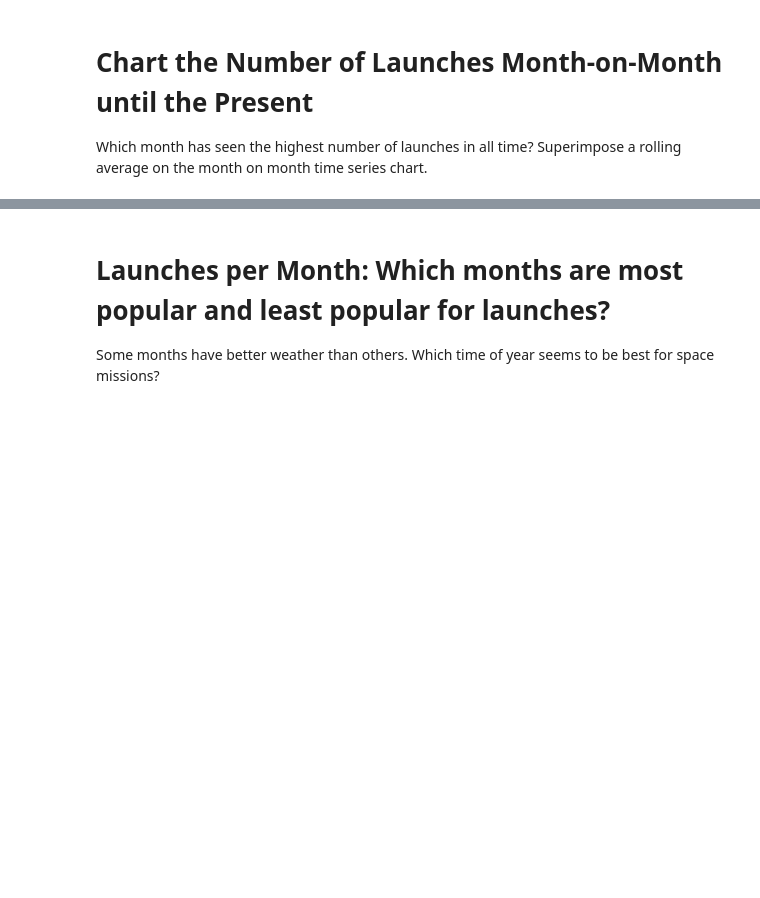
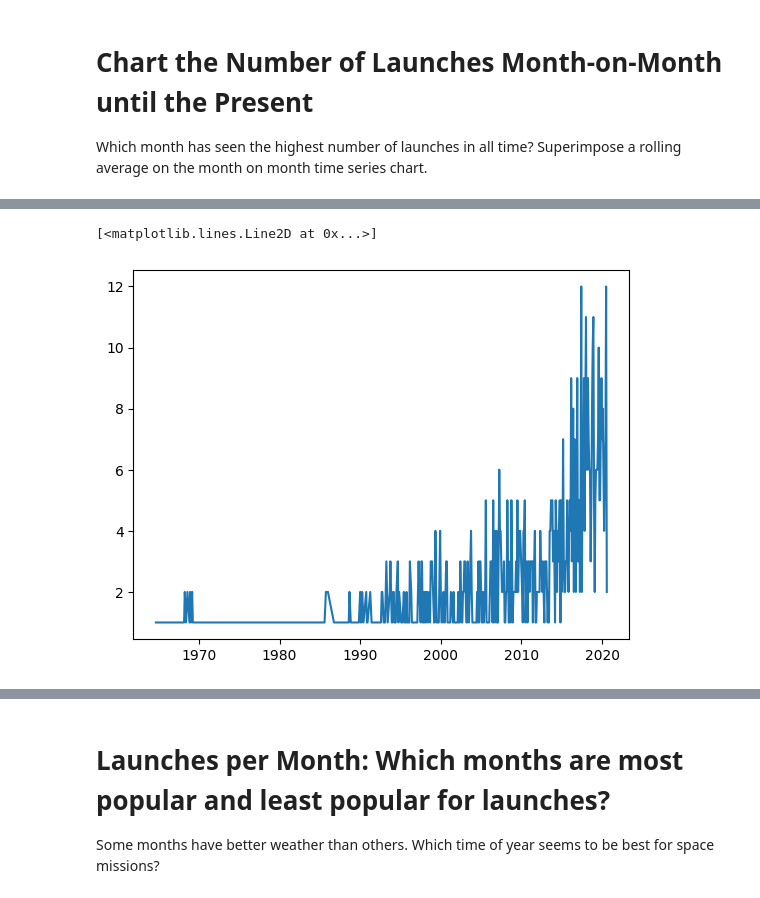
Before and after one commit to Bill-khk/Data-analysis, a Jupyter notebook: SpaceMissions/data/Space_Missions_Analysis.ipynb, the cells around one changed output, grey strips where cells are left out. Saved outputs shown, nothing was run; the diff lists cells and outputs as text; code cells hidden in the pictures; blank space fills up the shorter version.

```diff
--- a/SpaceMissions/data/Space_Missions_Analysis.ipynb
+++ b/SpaceMissions/data/Space_Missions_Analysis.ipynb
@@ -581,0 +607,4 @@ Which month has seen the highest number of launches in all time? Superimpose a r
+# %%
+Date2 = clean_df.Month + " " + clean_df.Year
+Date2 = pd.to_datetime(Date2)
+Date2.head(3)
@@ -581,0 +617,5 @@ Which month has seen the highest number of launches in all time? Superimpose a r
+# %%
+clean_df.insert(clean_df.columns.get_loc('Date'), 'Date2', Date2)
+# %%
+cpm = clean_df['Date2'].value_counts().reset_index()
+cpm.head(3)
@@ -581,0 +627,4 @@ Which month has seen the highest number of launches in all time? Superimpose a r
+# %%
+cpm_r = cpm.set_index('Date2')
+cpm_r.sort_index(inplace=True)
+cpm_r.head(3)
@@ -581,0 +637,6 @@ Which month has seen the highest number of launches in all time? Superimpose a r
+# %%
+import matplotlib.pyplot as plt
+plt.plot(cpm_r.index, cpm_r.values)
+# %% [output]
+[<matplotlib.lines.Line2D at 0x...>]
+[figure, added]
```
Also changed, not shown: parts of 24 cells of this notebook.
